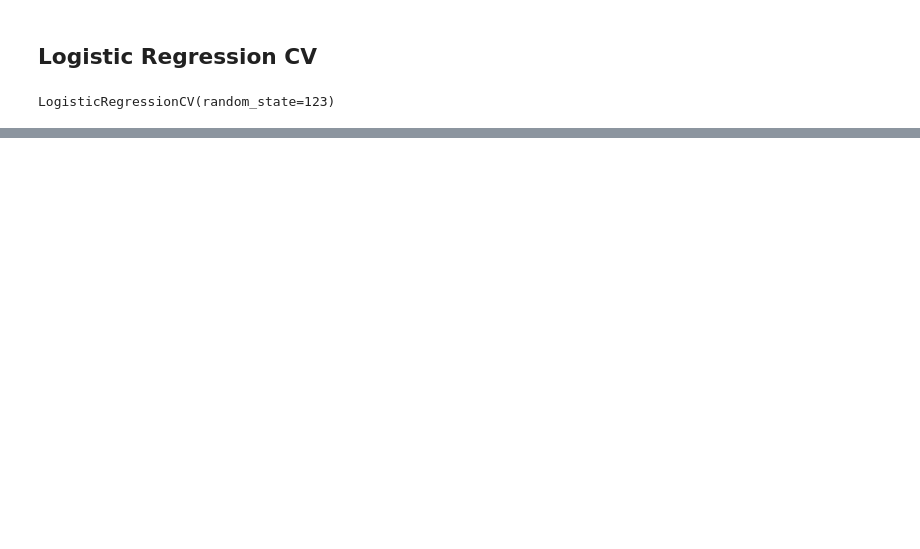
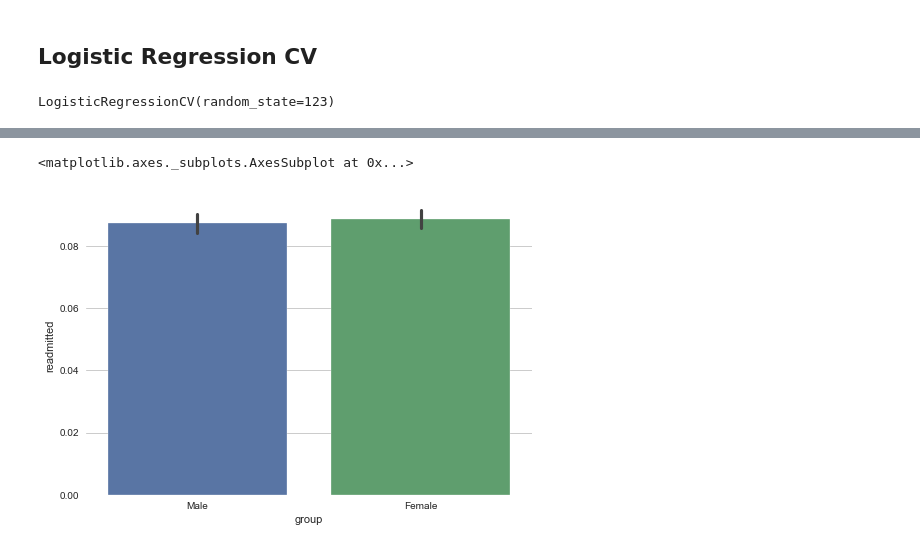
Before and after one commit to sagarwala12/HRRP, a Jupyter notebook: Feature Engineering_Final.ipynb, the cells around one changed output, grey strips where cells are left out. Saved outputs shown, nothing was run; the diff lists cells and outputs as text; code cells hidden in the pictures; blank space fills up the shorter version.

```diff
--- a/Feature Engineering_Final.ipynb
+++ b/Feature Engineering_Final.ipynb
@@ -574,0 +591,5 @@ Text(0, 0.5, 'Feature')
+# %%
+sns.barplot(x='group', y="readmitted", data=genderdf)
+# %% [output]
+<matplotlib.axes._subplots.AxesSubplot at 0x...>
+[figure, added]
```
Also changed, not shown: parts of 24 cells of this notebook.
